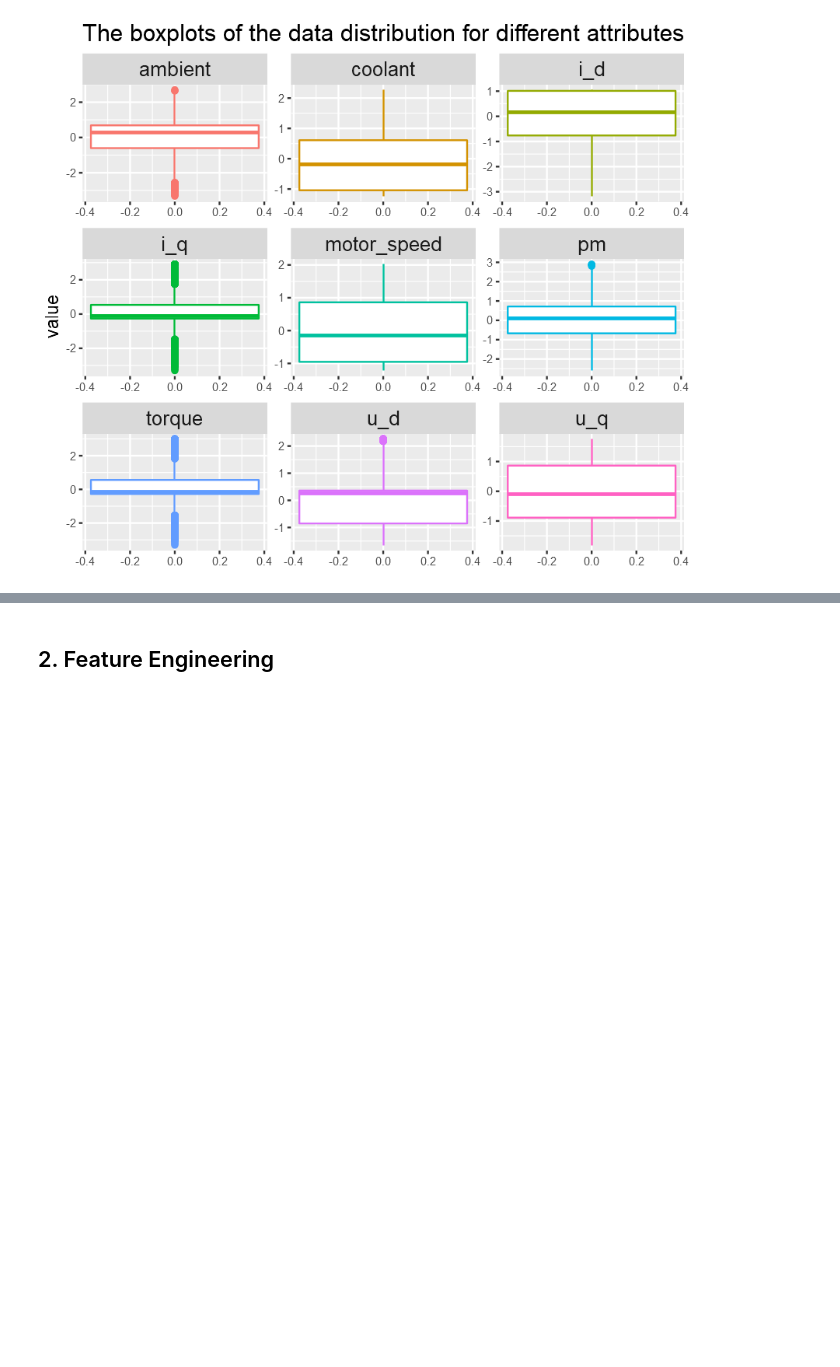
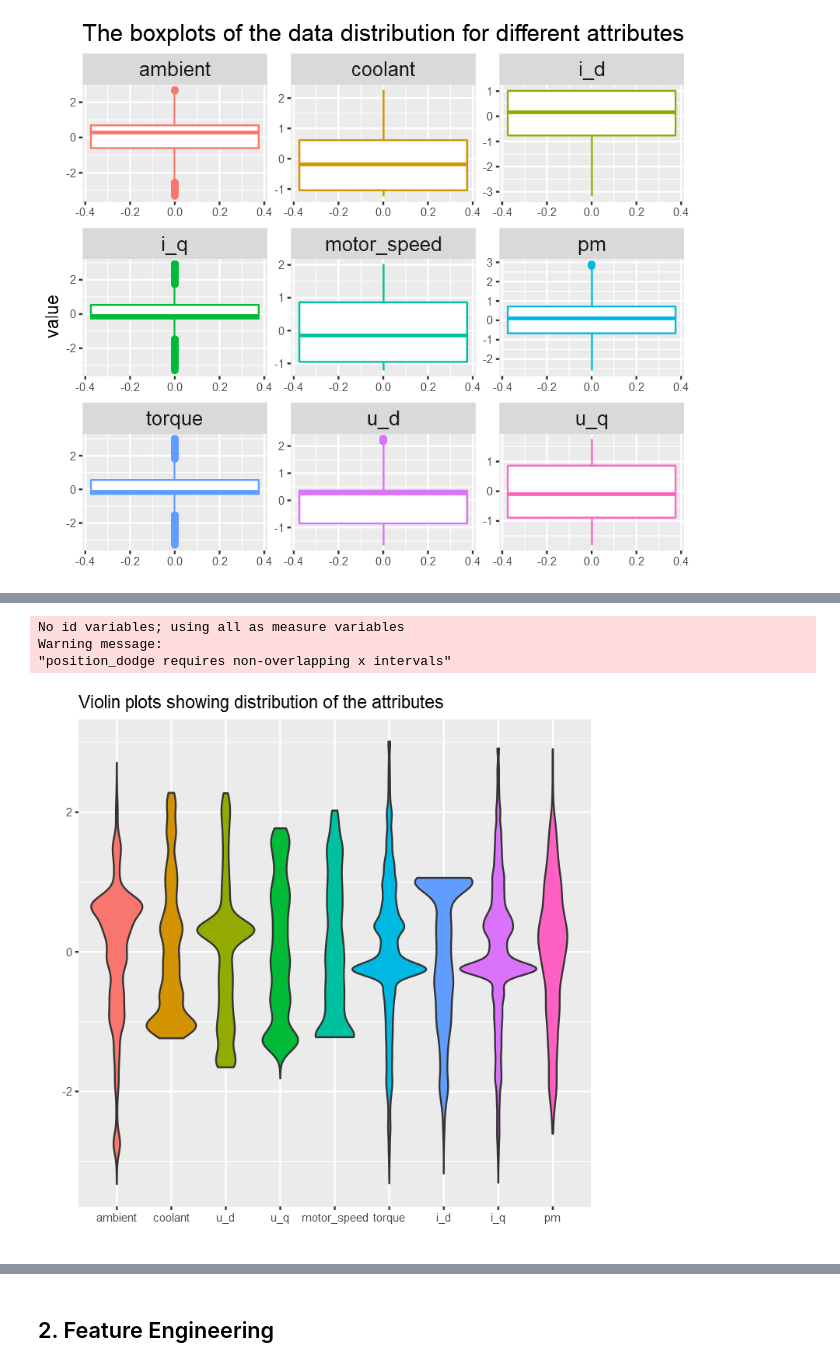
Before and after one commit to DanielTranDS/RotorTemperature-EDA-Regression, a Jupyter notebook: RotorTemp_ModellingCodes.ipynb, the cells around one changed output, grey strips where cells are left out. Cells and saved outputs as stored; diff of their text form; code cells hidden in the pictures; blank space fills up the shorter version.

```diff
--- a/RotorTemp_ModellingCodes.ipynb
+++ b/RotorTemp_ModellingCodes.ipynb
@@ -224,3 +226,15 @@ ggplot(df_long, aes(x=value,colour=name)) +
+# %%
+#Plot violin plot to see a condensed distribution of each variable
+train_plot<-melt(as.data.frame(train[-10]))
+train_plot %>% ggplot(aes(x=variable,y=value,fill=variable))+
+    geom_violin(width=1.4)+
+    theme(legend.position='none')+
+    ggtitle('Violin plots showing distribution of the attributes')+xlab('')+ylab('')
+# %% [output]
+No id variables; using all as measure variables
+Warning message:
+"position_dodge requires non-overlapping x intervals"
+[figure, added]
 # %% [markdown]
 First thing that we can immediately notice is that out of all the attributes, the distribution of `pm` is the closest to a normal distribution.
 
```
Also changed, not shown: parts of 5 cells of this notebook.
